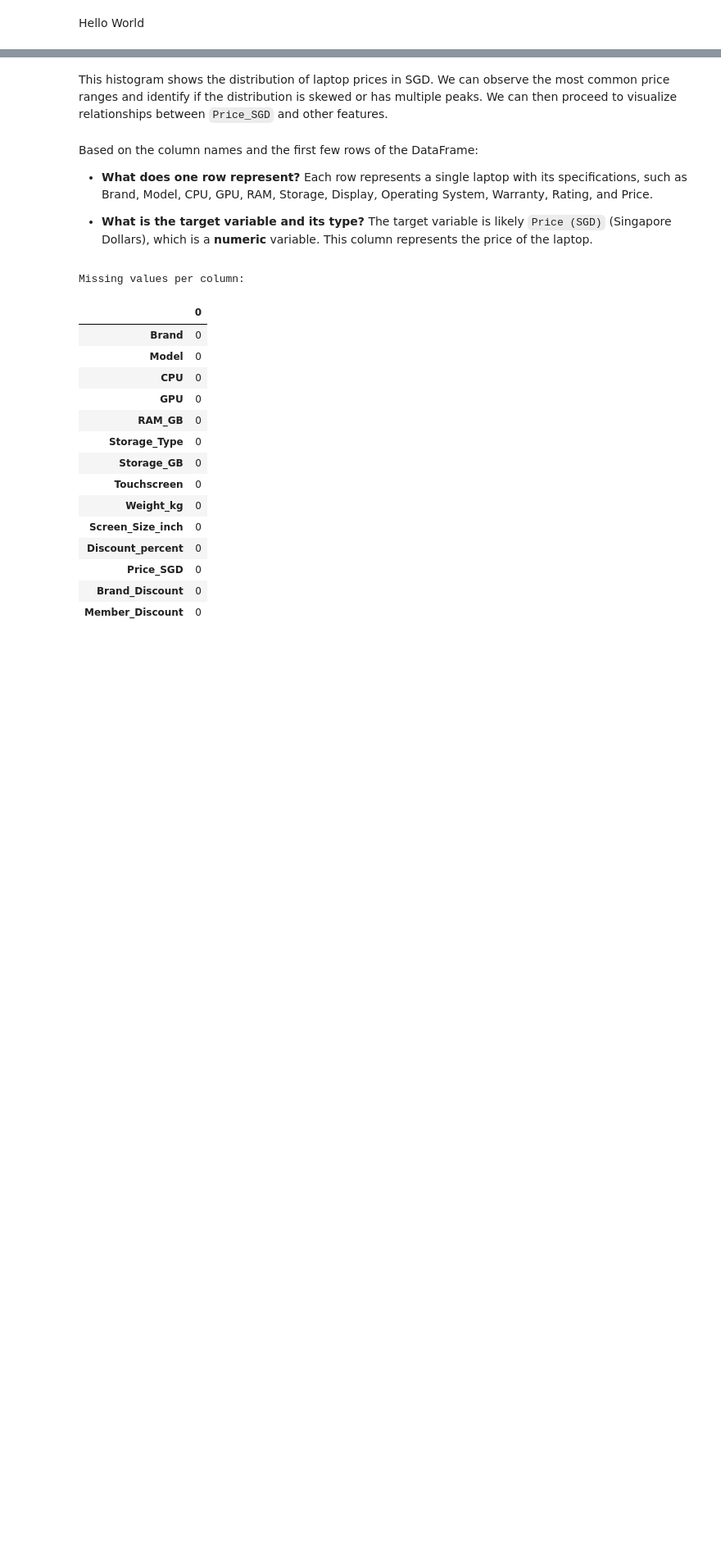
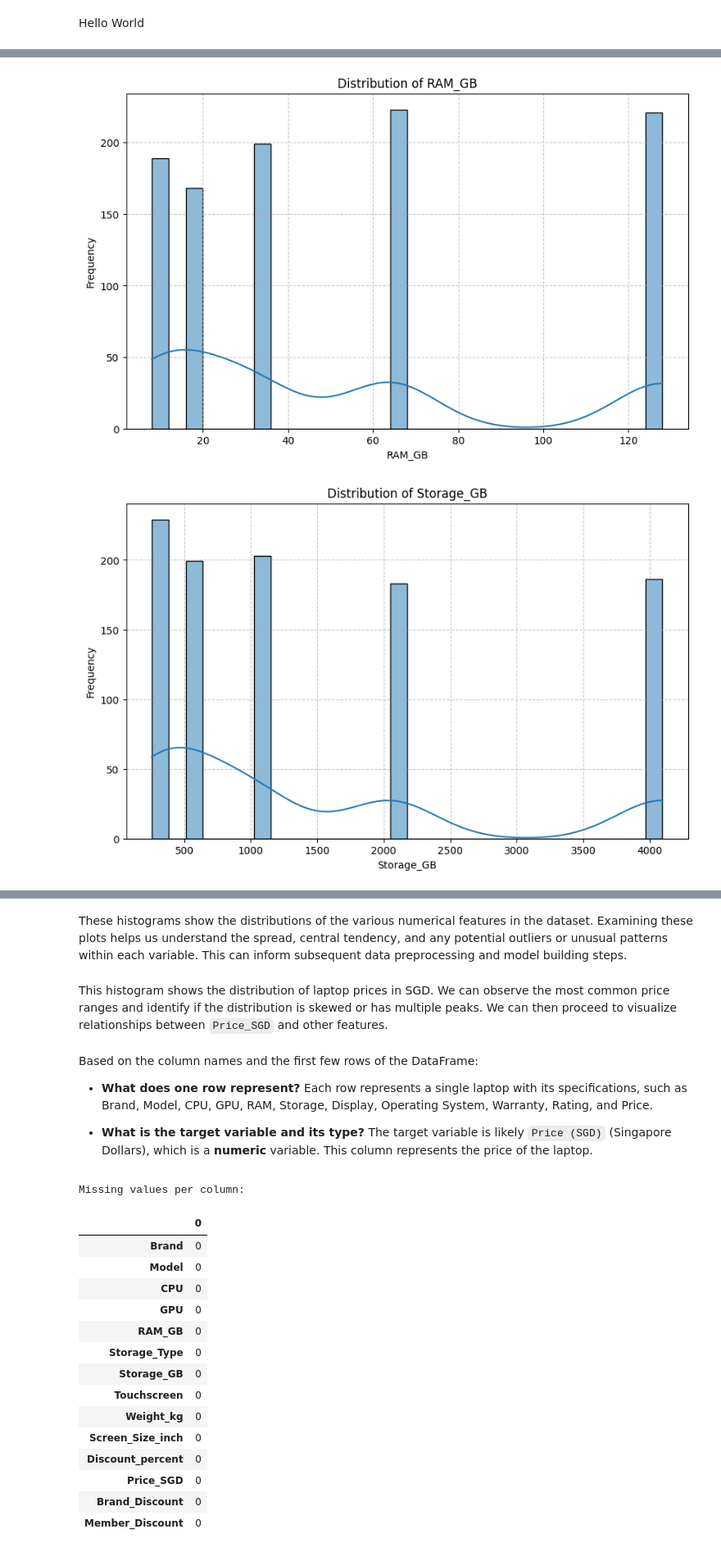
Before and after one commit to Azfaris26/ADALL_github, a Jupyter notebook: Main.ipynb, the cells around one changed output, grey strips where cells are left out. Shown at 82% size. Saved outputs shown, nothing was run; the diff lists cells and outputs as text; code cells hidden in the pictures; blank space fills up the shorter version.

```diff
--- a/Main.ipynb
+++ b/Main.ipynb
@@ -40,3 +40,23 @@ First 5 rows:
 | 2 | Acer | Nitro 5 | AMD Ryzen 5 8600H | NVIDIA RTX 4050 | 32 | SSD | 2048 | False | 1.34 | ... |
 | 3 | Acer | TravelMate P6 | Intel Core Ultra 7 15500H | NVIDIA RTX 4060 | 16 | SSD | 4096 | True | 1.18 | ... |
 | 4 | Acer | Predator Helios 300 | Intel i7-14800H | NVIDIA RTX 4070 | 8 | SSD | 1024 | True | 1.31 | ... |
+# %%
+import matplotlib.pyplot as plt
+import seaborn as sns
+
+numerical_cols = df.select_dtypes(include=['int64', 'float64']).columns.tolist()
+# Exclude Price_SGD as it was already plotted
+if 'Price_SGD' in numerical_cols:
+    numerical_cols.remove('Price_SGD')
+
+for col in numerical_cols:
+    plt.figure(figsize=(10, 6))
+    sns.histplot(df[col], kde=True, bins=30)
+    plt.title(f'Distribution of {col}')
+    plt.xlabel(col)
+    plt.ylabel('Frequency')
+    plt.grid(True, linestyle='--', alpha=0.7)
+    plt.show()
+# %% [output]
+[figure, added]
+[figure, added]
@@ -43,3 +68,5 @@ First 5 rows:
+# %% [markdown]
+These histograms show the distributions of the various numerical features in the dataset. Examining these plots helps us understand the spread, central tendency, and any potential outliers or unusual patterns within each variable. This can inform subsequent data preprocessing and model building steps.
 # %%
 import matplotlib.pyplot as plt
 import seaborn as sns
```
Also changed, not shown: parts of 1 cell of this notebook.
